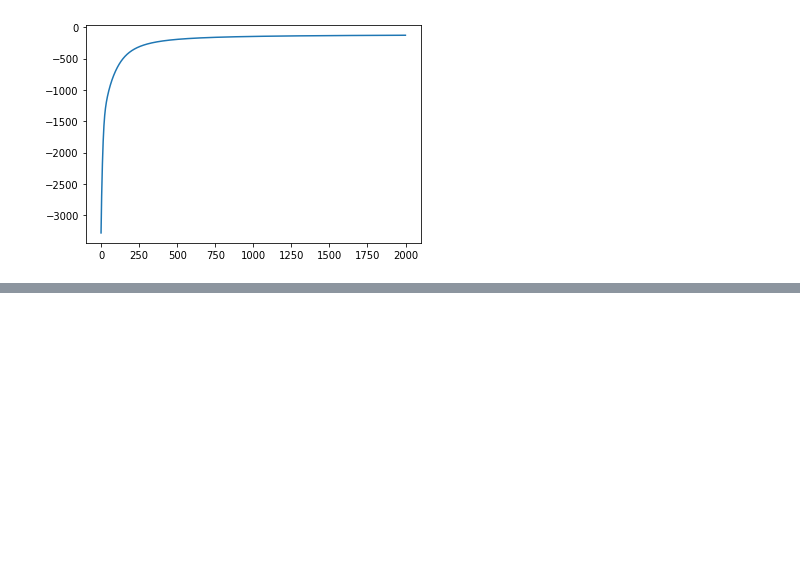
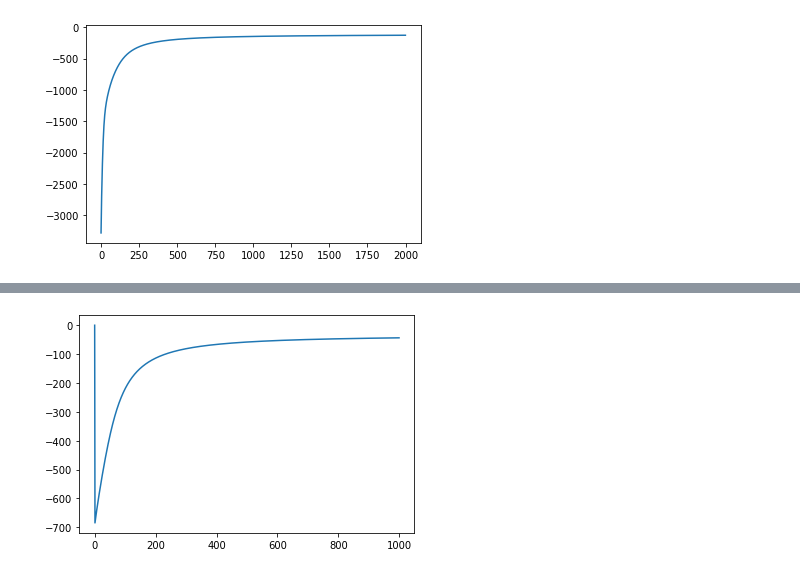
Before and after one commit to SuryaDhee/Deep_Learning, a Jupyter notebook: Deep learning in Python/Numpy/4. Backprop (one hidden layer).ipynb, the cells around one changed output, grey strips where cells are left out. Saved outputs shown, nothing was run; the diff lists cells and outputs as text; code cells hidden in the pictures; blank space fills up the shorter version.

Commit message:
Added Tensorflow ipynb as of March 9

```diff
--- a/Deep learning in Python/Numpy/4. Backprop (one hidden layer).ipynb
+++ b/Deep learning in Python/Numpy/4. Backprop (one hidden layer).ipynb
@@ -99,3 +102,65 @@ epoch : 99700; Cost : -124.60799778423376; Accuracy : 0.974
 epoch : 99800; Cost : -124.59917676212241; Accuracy : 0.974
 epoch : 99900; Cost : -124.59036486666828; Accuracy : 0.974
 [figure]
+# %%
+#Binary
+
+import numpy as np
+import matplotlib.pyplot as plt
+
+def forward(X,W1,b1,W2,b2):
+    Z = 1/(1+np.exp(-X.dot(W1)-b1))
+    A = Z.dot(W2)+b2
+    expa = np.exp(A)
+    Y = expa/expa.sum(axis=1,keepdims=True) #See softmax.ipynb
+    return Y,Z #### Minor Change
+
+def classification(Y,P):
+    n_correct =0
+    n_total =0
+    for i in range(len(Y)):
+        n_total+=1
+        if(Y[i]==P[i]):
+            n_correct+=1
+    return float(n_correct)/n_total
+
+Nclass = 500
+D = 2 #Inputs
+M = 3 #Hidden nodes
+K = 1 #Outputs (2 classes)
+X1 = np.random.randn(Nclass,2) + np.array([0,-2]) # mean = 0  ; variance = 2
+X2 = np.random.randn(Nclass,2) + np.array([2,2])
+X = np.concatenate((X1,X2),axis=0)  # Input
+Y = np.array([0]*Nclass + [1]*Nclass) #1500 values (Targets)
+
+W1 = np.random.randn(D,M)
+b1 = np.random.randn(M)
+W2 = np.random.randn(M,K)
+b2 = np.random.randn(K)
+
+N = len(Y)
+T = np.zeros((N,K+1))
+
+for i in range(N): # One hot encoding
+    T[i,Y[i]]=1
+
+learning_rate = 10e-7
+costs = []
+
+
+for epoch in range(100000):
+    output,hidden = forward(X,W1,b1,W2,b2)
+    if(epoch%100==0):
+        c = cost(T,output)
+        P = np.argmax(output,axis=1)
+        r = classification(Y,P)
+        print("epoch : "+str(epoch)+"; Cost : "+str(c)+"; Accuracy : "+str(r))
+        costs.append(c)
+    #Gradient Ascent....(Maximising J [Same as Minimising L])
+    W2 = W2 + learning_rate*derivative_w2(hidden,T,output)
+    b2 = b2 + learning_rate*derivative_b2(T,output)
+    W1 = W1 + learning_rate*derivative_w1(X,hidden,T,output,W2)
+    b1 = b1 + learning_rate*derivative_b1(T,output,W2,hidden)
+plt.plot(costs)
+plt.show()
+# %% [output]
@@ -101,0 +184 @@ epoch : 99900; Cost : -124.59036486666828; Accuracy : 0.974
+[figure, added]
```
Also changed, not shown: parts of 4 cells of this notebook, 1 other file.
